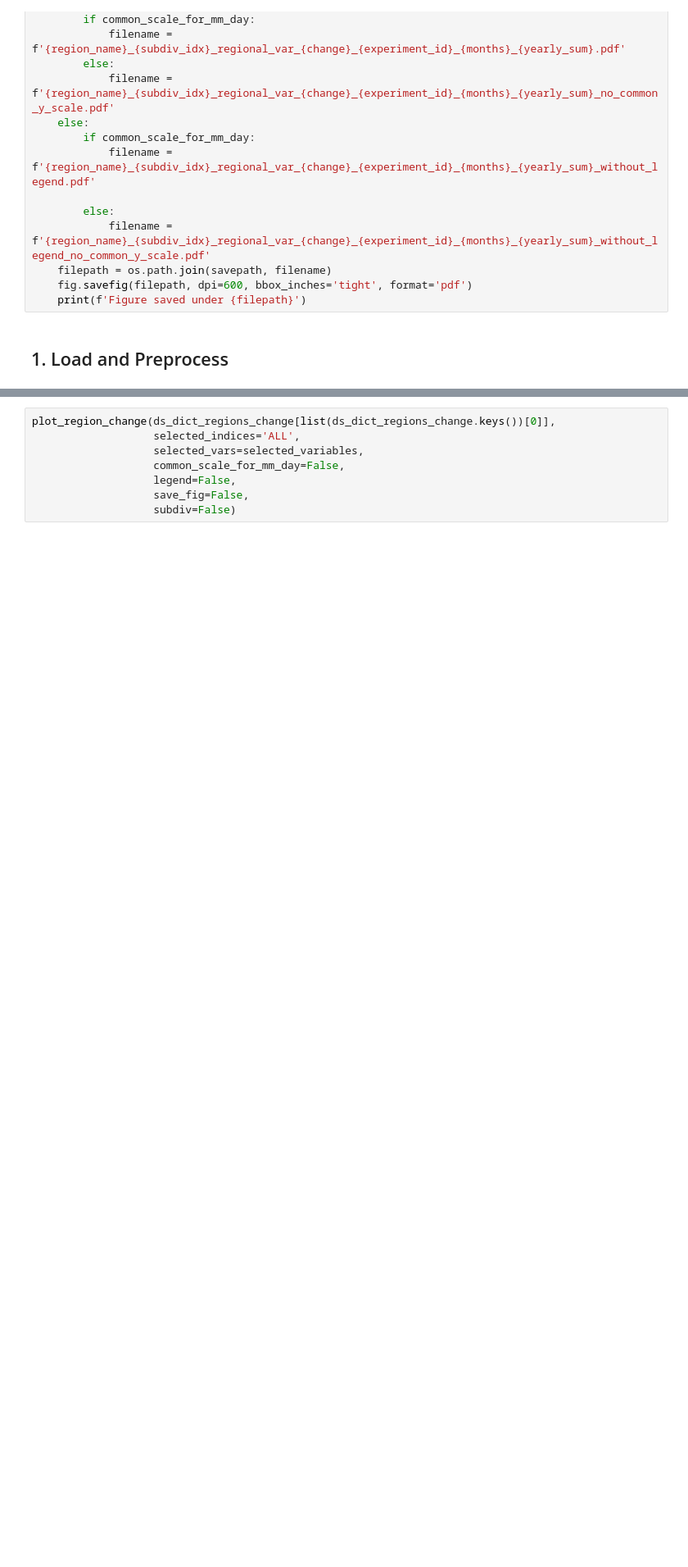
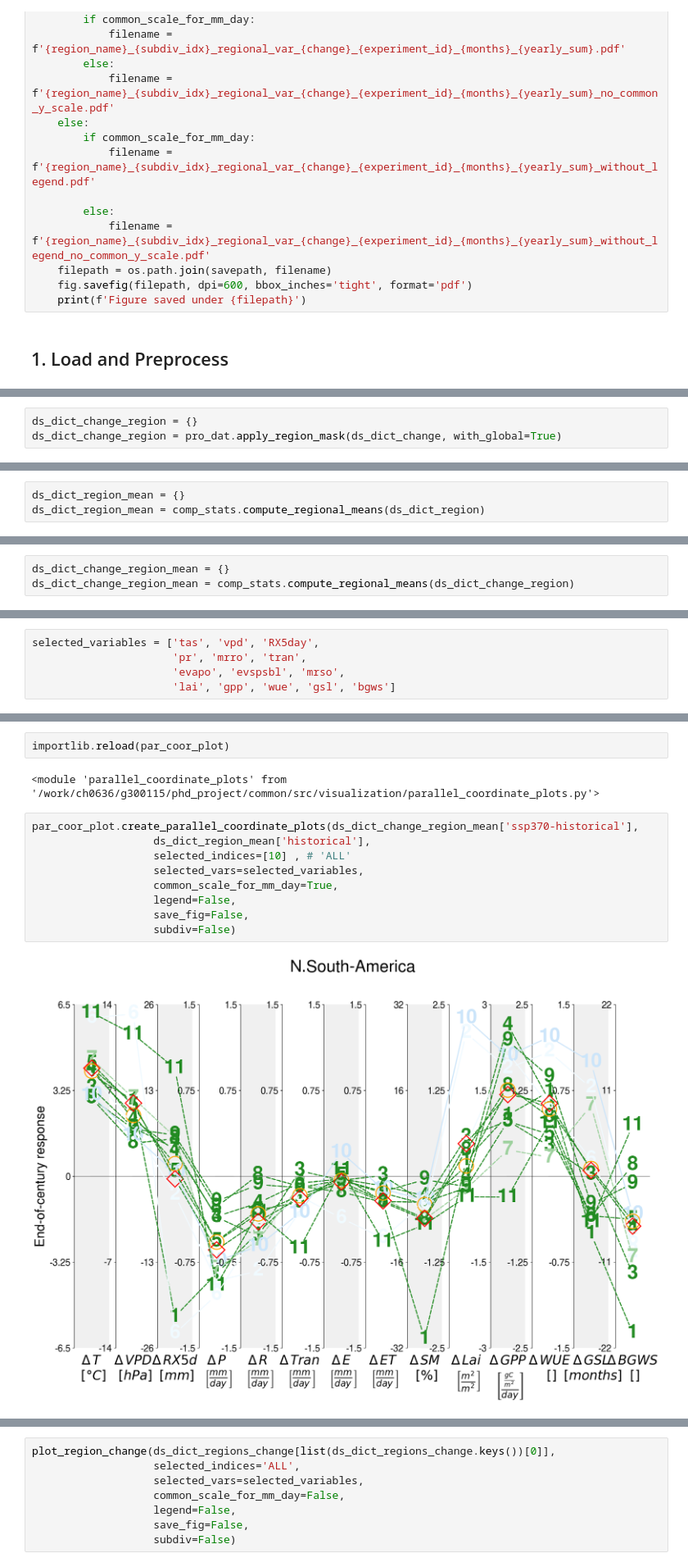
Before and after one commit to simonheselschwerdt/bgws_analysis, a Jupyter notebook: notebooks/plot/parallel_coordinates/CMIP6_regional_var_change.ipynb, the cells around one changed output, grey strips where cells are left out. Shown at 82% size. Cells and saved outputs as stored; diff of their text form; blank space fills up the shorter version.

Commit message:
update parallel coord plotting

```diff
--- a/notebooks/plot/parallel_coordinates/CMIP6_regional_var_change.ipynb
+++ b/notebooks/plot/parallel_coordinates/CMIP6_regional_var_change.ipynb
@@ -1244,0 +165,3 @@ plot_region_change(ds_dict_regional_mean_change_subdiv,
+# %%
+ds_dict_change_region = {}
+ds_dict_change_region = pro_dat.apply_region_mask(ds_dict_change, with_global=True)
@@ -1244,0 +175,3 @@ plot_region_change(ds_dict_regional_mean_change_subdiv,
+# %%
+ds_dict_region_mean = {}
+ds_dict_region_mean = comp_stats.compute_regional_means(ds_dict_region)
@@ -1244,0 +181,3 @@ plot_region_change(ds_dict_regional_mean_change_subdiv,
+# %%
+ds_dict_change_region_mean = {}
+ds_dict_change_region_mean = comp_stats.compute_regional_means(ds_dict_change_region)
@@ -1244,0 +201,5 @@ plot_region_change(ds_dict_regional_mean_change_subdiv,
+# %%
+selected_variables = ['tas', 'vpd', 'RX5day',
+                      'pr', 'mrro', 'tran',
+                      'evapo', 'evspsbl', 'mrso',
+                      'lai', 'gpp', 'wue', 'gsl', 'bgws']
@@ -1244,0 +208,15 @@ plot_region_change(ds_dict_regional_mean_change_subdiv,
+# %%
+importlib.reload(par_coor_plot)
+# %% [output]
+<module 'parallel_coordinate_plots' from '/work/ch0636/g300115/phd_project/common/src/visualization/parallel_coordinate_plots.py'>
+# %%
+par_coor_plot.create_parallel_coordinate_plots(ds_dict_change_region_mean['ssp370-historical'],
+                   ds_dict_region_mean['historical'],
+                   selected_indices=[10] , # 'ALL'
+                   selected_vars=selected_variables,
+                   common_scale_for_mm_day=True,
+                   legend=False,
+                   save_fig=False,
+                   subdiv=False)
+# %% [output]
+[figure, added]
```
Also changed, not shown: parts of 77 cells of this notebook, 2 other files.
